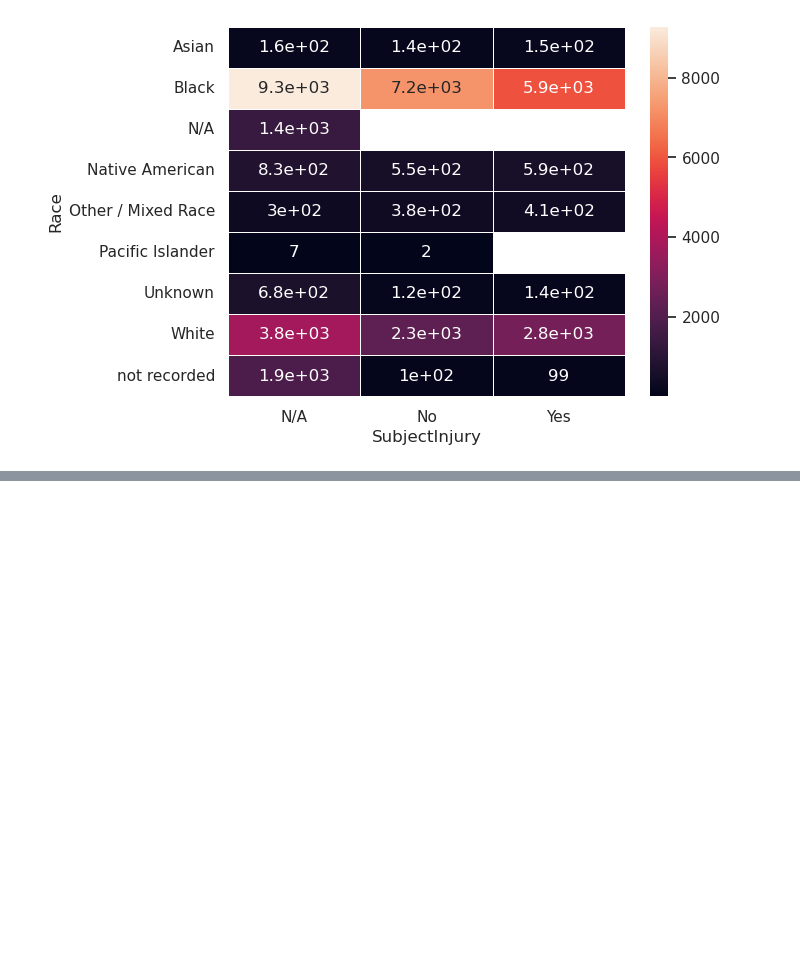
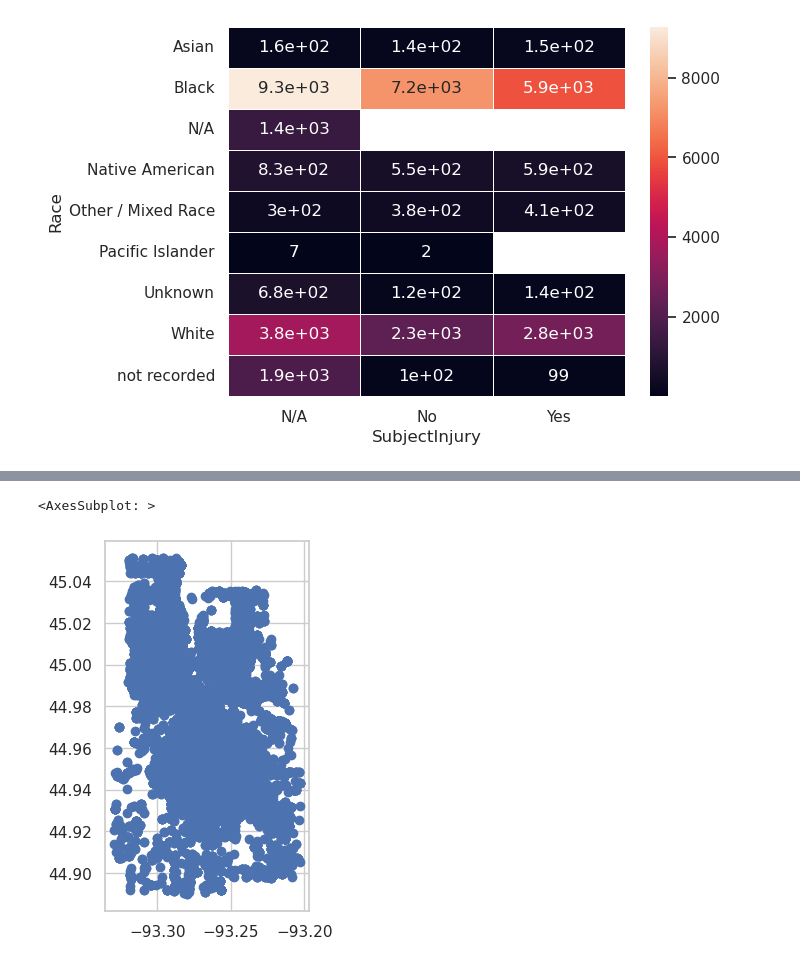
Before and after one commit to aoguedao/ds4sj-brown, a Jupyter notebook: lessons/police-force.ipynb, the cells around one changed output, grey strips where cells are left out. Cells and saved outputs as stored; diff of their text form; code cells hidden in the pictures; blank space fills up the shorter version.

```diff
--- a/lessons/police-force.ipynb
+++ b/lessons/police-force.ipynb
@@ -250,3 +325,10 @@ sns.heatmap(
 # %% [output]
 <AxesSubplot: xlabel='SubjectInjury', ylabel='Race'>
 [figure]
+# %%
+police_force_gdf = gpd.GeoDataFrame(
+    police_force_df,
+    geometry=gpd.points_from_xy(police_force_df["CenterLongitude"], police_force_df["CenterLatitude"]),
+    crs="EPSG:4326"
+)
+police_force_gdf.head()
@@ -252,0 +343,5 @@ sns.heatmap(
+# %%
+police_force_gdf.query("CenterLongitude != 0").plot()
+# %% [output]
+<AxesSubplot: >
+[figure, added]
```
Also changed, not shown: parts of 17 cells of this notebook.
